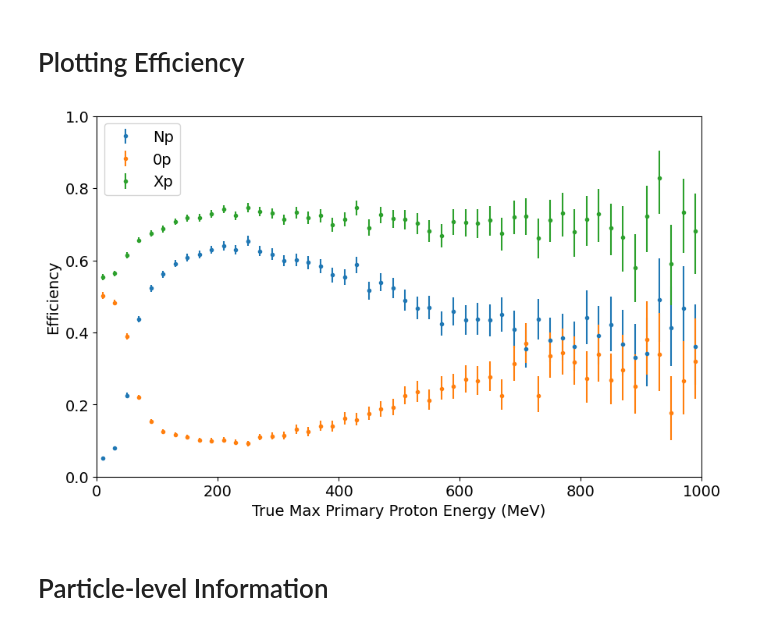
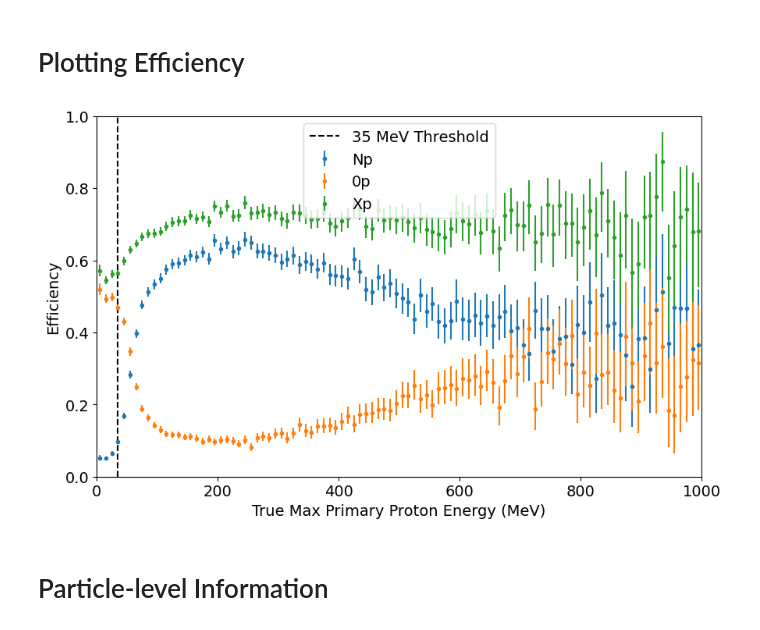
Before and after one commit to leehagaman/wc_ntuple_tutorial, a Jupyter notebook: tutorial.ipynb, the cells around one changed output. Cells and saved outputs as stored; diff of their text form; code cells hidden in the pictures.

Commit message:
added extra views, proton energy threshold line, local root files, BEE and systematics links

```diff
--- a/tutorial.ipynb
+++ b/tutorial.ipynb
@@ -143,7 +140,7 @@ T_pf_data_vars = [          # same as above, but for data files we do not attemp
 # %%
 print("loading root files...")
 
-f = uproot.open(wc_file_location + "checkout_prodgenie_bnb_nu_overlay_run1_PF.root")["wcpselection"] # loading the nu_overlay file
+f = uproot.open("data/checkout_prodgenie_bnb_nu_overlay_run1_PF.root")["wcpselection"] # loading the nu_overlay file
 vars = {}
 vars.update(f["T_BDTvars"].arrays(T_bdt_vars, library="np"))
 vars.update(f["T_eval"].arrays(T_eval_vars, library="np"))
@@ -156,7 +153,7 @@ nu_overlay_df = pd.DataFrame(vars)
 nu_overlay_df["file"] = "nu_overlay"
 print(f"loaded nu_overlay file, {len(nu_overlay_df)} events, {nu_overlay_file_POT:.4e} POT")
 
-f = uproot.open(wc_file_location + "checkout_prodgenie_bnb_dirt_overlay_run1_PF.root")["wcpselection"]
+f = uproot.open("data/checkout_prodgenie_bnb_dirt_overlay_run1_PF.root")["wcpselection"]
 vars = {}
 vars.update(f["T_BDTvars"].arrays(T_bdt_vars, library="np"))
 vars.update(f["T_eval"].arrays(T_eval_data_vars, library="np"))
@@ -170,7 +167,7 @@ dirt_df = pd.DataFrame(dirt_vars)
 dirt_df["file"] = "dirt"
 print(f"loaded dirt file, {len(dirt_df)} events")
 
-f = uproot.open(wc_file_location + "checkout_data_extbnb_run1_PF.root")["wcpselection"]
+f = uproot.open("data/checkout_data_extbnb_run1_PF.root")["wcpselection"]
 vars = {}
 vars.update(f["T_BDTvars"].arrays(T_bdt_vars, library="np"))
 vars.update(f["T_eval"].arrays(T_eval_data_vars, library="np"))
@@ -183,7 +180,7 @@ ext_df = pd.DataFrame(ext_vars)
 ext_df["file"] = "ext"
 print(f"loaded ext file, {len(ext_df)} events")
 
-f = uproot.open(wc_file_location + "checkout_data_bnb_run1_PF.root")["wcpselection"]
+f = uproot.open("data/checkout_data_bnb_run1_PF.root")["wcpselection"]
 vars = {}
 vars.update(f["T_BDTvars"].arrays(T_bdt_vars, library="np"))
 vars.update(f["T_eval"].arrays(T_eval_data_vars, library="np"))
@@ -402,7 +402,7 @@ Np_sel_true_Np_df = Xp_sel_true_Np_df.query("WC_reco_num_protons > 0")
 zerop_sel_true_Np_df = Xp_sel_true_Np_df.query("WC_reco_num_protons == 0")
 not_numuCC_sel_true_Np_df = true_Np_df.query("not(numu_cc_flag >= 0 and numu_score > 0.9)")
 
-bins = np.linspace(0, 1000, 51)
+bins = np.linspace(0, 1000, 101)
 bin_centers = (bins[:-1] + bins[1:]) / 2
 
 all_true_Kp = np.histogram(true_Np_df["max_prim_proton_energy"], weights=true_Np_df["net_weight"], bins=bins)[0]
@@ -428,39 +428,45 @@ zerop_lows, zerop_highs = [], []
 Xp_lows, Xp_highs = [], []
 
 for i in range(len(bin_centers)):
 
-    unweighted_Np_binom = binomtest(unweighted_Np_sel_true_Kp[i], unweighted_all_true_Kp[i])
-    unweighted_Np_low, unweighted_Np_high = unweighted_Np_binom.proportion_ci().low, unweighted_Np_binom.proportion_ci().high
-    unweighted_zerop_binom = binomtest(unweighted_zerop_sel_true_Kp[i], unweighted_all_true_Kp[i])
-    unweighted_zerop_low, unweighted_zerop_high = unweighted_zerop_binom.proportion_ci().low, unweighted_zerop_binom.proportion_ci().high
-    unweighted_Xp_binom = binomtest(unweighted_Xp_sel_true_Kp[i], unweighted_all_true_Kp[i])
-    unweighted_Xp_low, unweighted_Xp_high = unweighted_Xp_binom.proportion_ci().low, unweighted_Xp_binom.proportion_ci().high
+    # Using Clopper-Pearson (aka "exact") confidence intervals for binomial statistical uncertainties
+    # This uncertainty is evaluated without event weights, but then adjusted fractionally to account for any changes due to event weights
+
+    unweighted_Np_binom_ci = binomtest(unweighted_Np_sel_true_Kp[i], unweighted_all_true_Kp[i]).proportion_ci()
+    unweighted_Np_low, unweighted_Np_high = unweighted_Np_binom_ci.low, unweighted_Np_binom_ci.high
+    unweighted_zerop_binom_ci = binomtest(unweighted_zerop_sel_true_Kp[i], unweighted_all_true_Kp[i]).proportion_ci()
+    unweighted_zerop_low, unweighted_zerop_high = unweighted_zerop_binom_ci.low, unweighted_zerop_binom_ci.high
+    unweighted_Xp_binom_ci = binomtest(unweighted_Xp_sel_true_Kp[i], unweighted_all_true_Kp[i]).proportion_ci()
+    unweighted_Xp_low, unweighted_Xp_high = unweighted_Xp_binom_ci.low, unweighted_Xp_binom_ci.high
 
     Np_low = unweighted_Np_low * weighted_frac_Np[i] / unweighted_frac_Np[i]
     Np_high = unweighted_Np_high * weighted_frac_Np[i] / unweighted_frac_Np[i]
     zerop_low = unweighted_zerop_low * weighted_frac_zerop[i] / unweighted_frac_zerop[i]
     zerop_high = unweighted_zerop_high * weighted_frac_zerop[i] / unweighted_frac_zerop[i]
     Xp_low = unweighted_Xp_low * weighted_frac_Xp[i] / unweighted_frac_Xp[i]
     Xp_high = unweighted_Xp_high * weighted_frac_Xp[i] / unweighted_frac_Xp[i]
 
     Np_lows.append(Np_low)
     Np_highs.append(Np_high)
     zerop_lows.append(zerop_low)
     zerop_highs.append(zerop_high)
     Xp_lows.append(Xp_low)
     Xp_highs.append(Xp_high)
 
 plt.figure(figsize=(10, 6))
 plt.errorbar(bin_centers, weighted_frac_Np, yerr=[weighted_frac_Np - Np_lows, Np_highs - weighted_frac_Np], fmt=".", label="Np")
 plt.errorbar(bin_centers, weighted_frac_zerop, yerr=[weighted_frac_zerop - zerop_lows, zerop_highs - weighted_frac_zerop], fmt=".", label="0p")
 plt.errorbar(bin_centers, weighted_frac_Xp, yerr=[weighted_frac_Xp - Xp_lows, Xp_highs - weighted_frac_Xp], fmt=".", label="Xp")
+plt.axvline(35, c="k", linestyle="--", label="35 MeV Threshold")
 plt.xlabel("True Max Primary Proton Energy (MeV)")
 plt.ylabel("Efficiency")
 plt.legend()
 plt.xlim(bins[0], bins[-1])
 plt.ylim(0, 1)
 plt.show()
+
+# This should be similar to a plot in this paper: https://journals.aps.org/prd/abstract/10.1103/PhysRevD.110.013006
 # %% [output]
-[figure, old version]
+[figure, new version]
 # %% [markdown]
 # Particle-level Information
```
Also changed, not shown: parts of 13 cells of this notebook, 2 other files.
